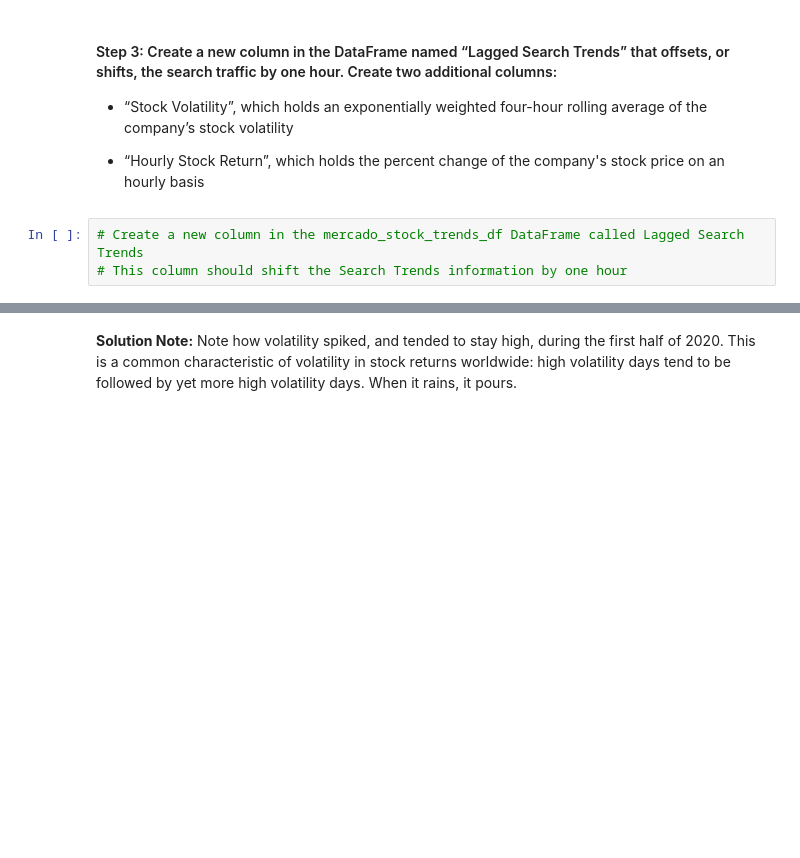
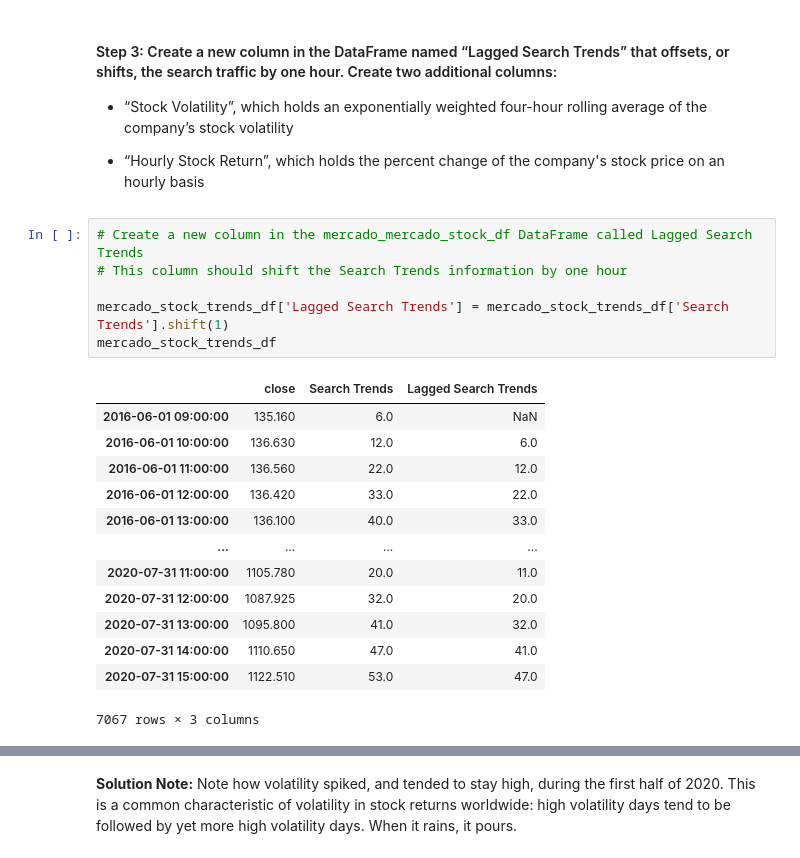
Before and after one commit to dailyinvention/prophet-challenge, a Jupyter notebook: forecasting_net_prophet.ipynb, the cells around one changed output, grey strips where cells are left out. Drawn from its saved outputs; the diff is of its cells as text; blank space fills up the shorter version.

```diff
--- a/forecasting_net_prophet.ipynb
+++ b/forecasting_net_prophet.ipynb
@@ -297,8 +303,25 @@ array([<Axes: >, <Axes: >], dtype=object)
 
 * “Hourly Stock Return”, which holds the percent change of the company's stock price on an hourly basis
 # %%
-# Create a new column in the mercado_stock_trends_df DataFrame called Lagged Search Trends
+# Create a new column in the mercado_mercado_stock_df DataFrame called Lagged Search Trends
 # This column should shift the Search Trends information by one hour
+
+mercado_stock_trends_df['Lagged Search Trends'] = mercado_stock_trends_df['Search Trends'].shift(1)
+mercado_stock_trends_df
+# %% [output]
+|  | close | Search Trends | Lagged Search Trends |
+| 2016-06-01 09:00:00 | 135.160 | 6.0 | NaN |
+| 2016-06-01 10:00:00 | 136.630 | 12.0 | 6.0 |
+| 2016-06-01 11:00:00 | 136.560 | 22.0 | 12.0 |
+| 2016-06-01 12:00:00 | 136.420 | 33.0 | 22.0 |
+| 2016-06-01 13:00:00 | 136.100 | 40.0 | 33.0 |
+| ... | ... | ... | ... |
+| 2020-07-31 11:00:00 | 1105.780 | 20.0 | 11.0 |
+| 2020-07-31 12:00:00 | 1087.925 | 32.0 | 20.0 |
+| 2020-07-31 13:00:00 | 1095.800 | 41.0 | 32.0 |
+| 2020-07-31 14:00:00 | 1110.650 | 47.0 | 41.0 |
+| 2020-07-31 15:00:00 | 1122.510 | 53.0 | 47.0 |
+7067 rows × 3 columns
 # %%
 # Create a new column in the mercado_stock_trends_df DataFrame called Stock Volatility
 # This column should calculate the standard deviation of the closing stock price return data over a 4 period rolling window
```
Also changed, not shown: parts of 19 cells of this notebook.
